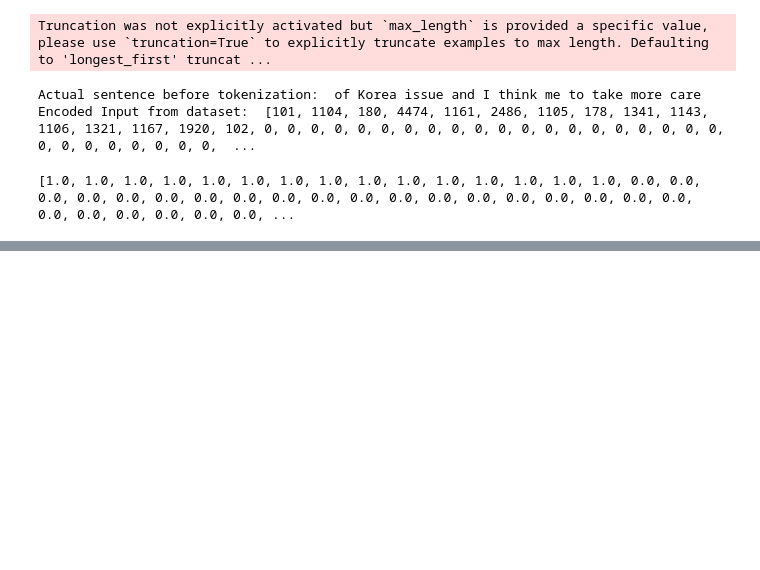
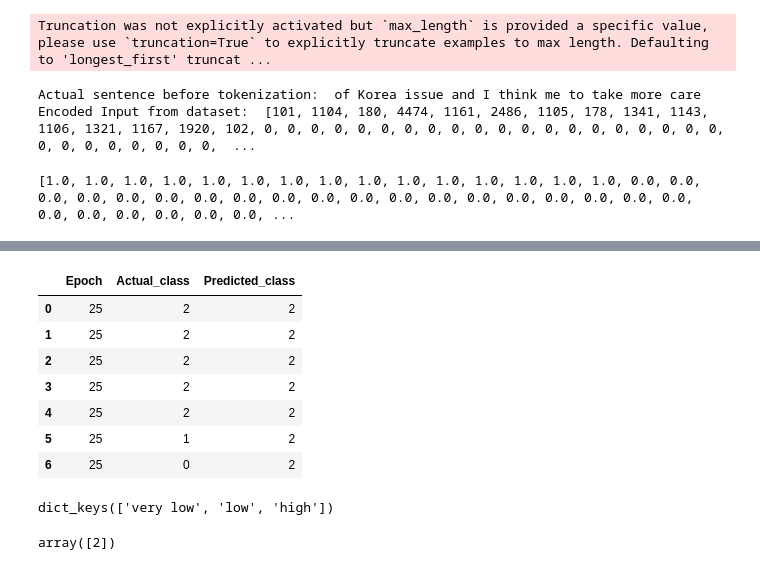
Before and after one commit to saber258/EEG_Text_alignment, a Jupyter notebook: notebooks/Happy_BERTsequence.ipynb, the cells around one changed output, grey strips where cells are left out. Drawn from its saved outputs; the diff is of its cells as text; code cells hidden in the pictures; blank space fills up the shorter version.

```diff
--- a/notebooks/Happy_BERTsequence.ipynb
+++ b/notebooks/Happy_BERTsequence.ipynb
@@ -149,11 +217,11 @@ Distribution of data based on labels:  1    1231
 3      24
 Name: happy_trans, dtype: int64
 # %%
-MAX_LEN = 512
+MAX_LEN = 100
 
 tokenizer = BertTokenizer.from_pretrained('bert-base-cased',do_lower_case=True)
 input_ids = [tokenizer.encode(sent, add_special_tokens=True,max_length=MAX_LEN,pad_to_max_length=True) for sent in sentences]
-labels = df.happy_trans.values
+labels = df.label.values
 
 print("Actual sentence before tokenization: ",sentences[2])
 print("Encoded Input from dataset: ",input_ids[2])
@@ -302,0 +461,11 @@ for _ in tnrange(1,epochs+1,desc='Epoch'):
+# %%
+df_metrics
+# %% [output]
+|  | Epoch | Actual_class | Predicted_class |
+| 0 | 25 | 2 | 2 |
+| 1 | 25 | 2 | 2 |
+| 2 | 25 | 2 | 2 |
+| 3 | 25 | 2 | 2 |
+| 4 | 25 | 2 | 2 |
+| 5 | 25 | 1 | 2 |
+| 6 | 25 | 0 | 2 |
@@ -302,0 +484,8 @@ for _ in tnrange(1,epochs+1,desc='Epoch'):
+# %%
+label2int.keys()
+# %% [output]
+dict_keys(['very low', 'low', 'high'])
+# %%
+ df_metrics['Predicted_class'].unique()
+# %% [output]
+array([2])
```
Also changed, not shown: parts of 33 cells of this notebook.
